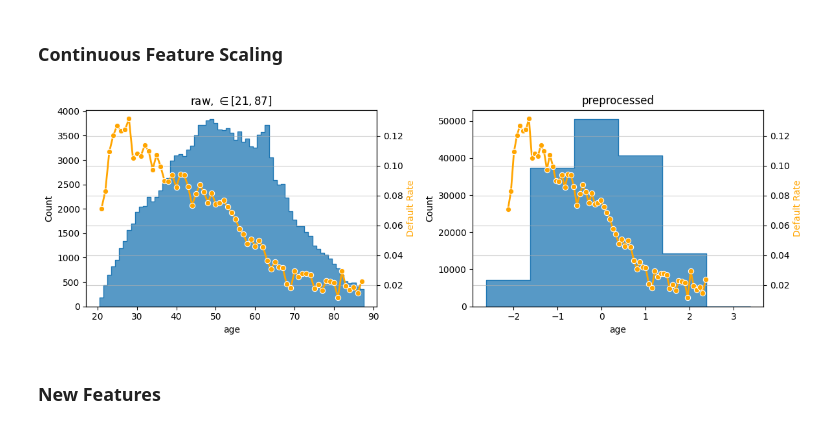
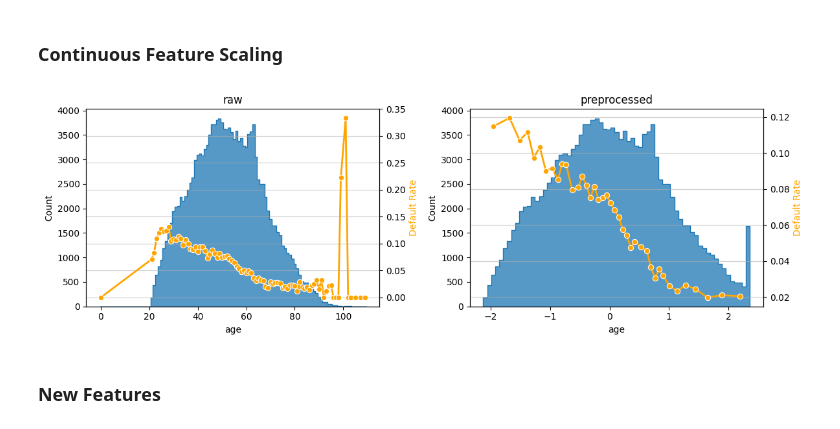
Before and after one commit to seajoyer/credit-scoring, a Jupyter notebook: notebooks/2.0-feature-engineering.ipynb, the cells around one changed output. Saved outputs shown, nothing was run; the diff lists cells and outputs as text; code cells hidden in the pictures.

Commit message:
Refine config design and preproc. pipeline

```diff
--- a/notebooks/2.0-feature-engineering.ipynb
+++ b/notebooks/2.0-feature-engineering.ipynb
@@ -48,8 +48,7 @@ The autoreload extension is already loaded. To reload it, use:
 # %%
 config = get_config()
 
-train_raw = pd.read_csv(config.paths.train_file)
-train_raw = train_raw.drop(columns=['Unnamed: 0'])
+train_raw = pd.read_csv(config.paths.train_file).drop(columns=['Unnamed: 0'])
 print(f"Data shape: {train_raw.shape}")
 
 X = train_raw.drop(columns=[config.data.target_col])
@@ -140,14 +172,14 @@ plt.tight_layout()
 # %%
 fig, axes = plt.subplots(1, 2, figsize=(12, 4))
 
-plot_feature_analysis(train_raw.loc[train_raw.age.between(21, 87)], 'age',
-                      title=rf'raw, $\in [21, 87]$', discrete=True, ax=axes[0])
-plot_feature_analysis(train_processed, 'age', y, discrete=True,
+plot_feature_analysis(train_raw, 'age',
+                      title=rf'raw', discrete=True, ax=axes[0])
+plot_feature_analysis(train_processed, 'age', y, bins=train_processed.age.unique().size,
                       title=rf'preprocessed', ax=axes[1])
 
 plt.tight_layout()
 # %% [output]
-[figure, old version]
+[figure, new version]
 # %% [markdown]
 ### New Features
 # %%
```
Also changed, not shown: parts of 12 cells of this notebook, 4 other files.
